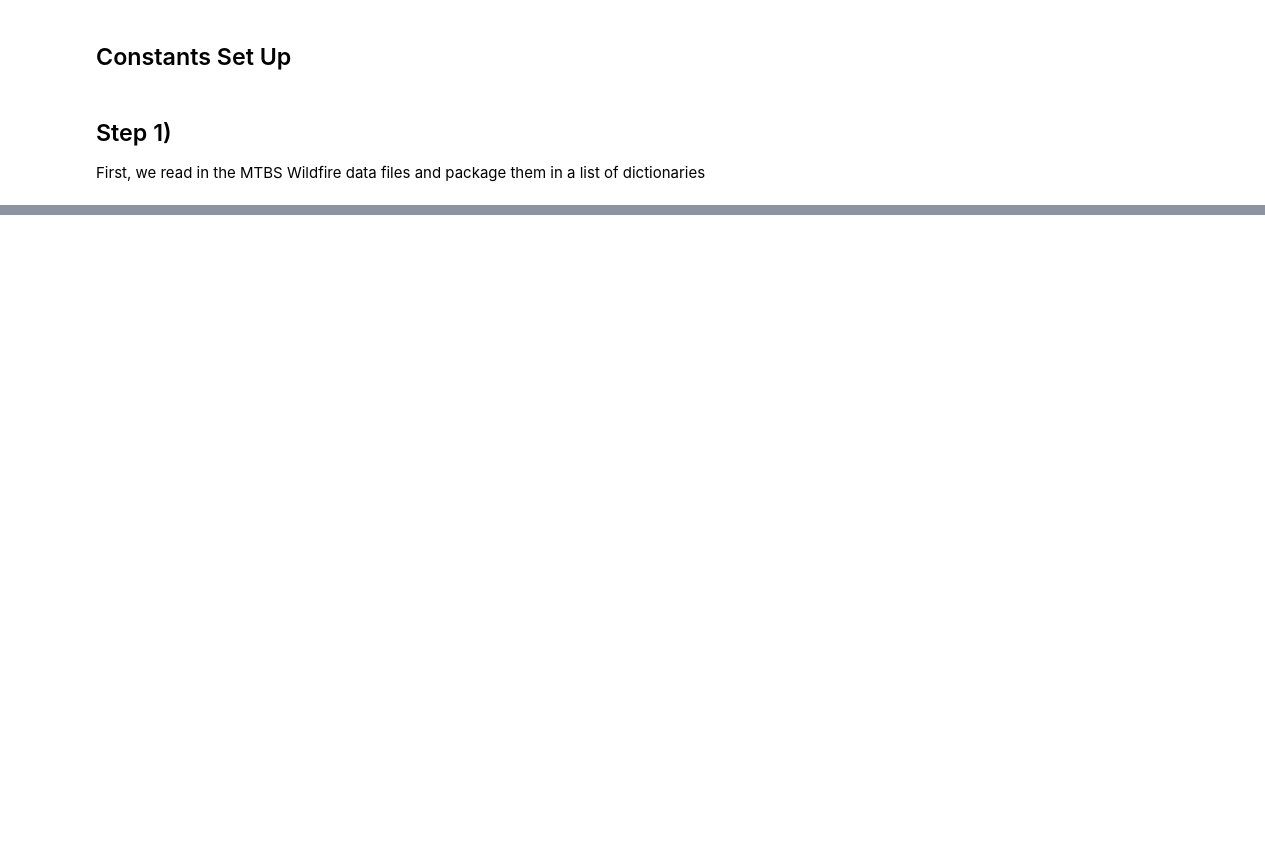
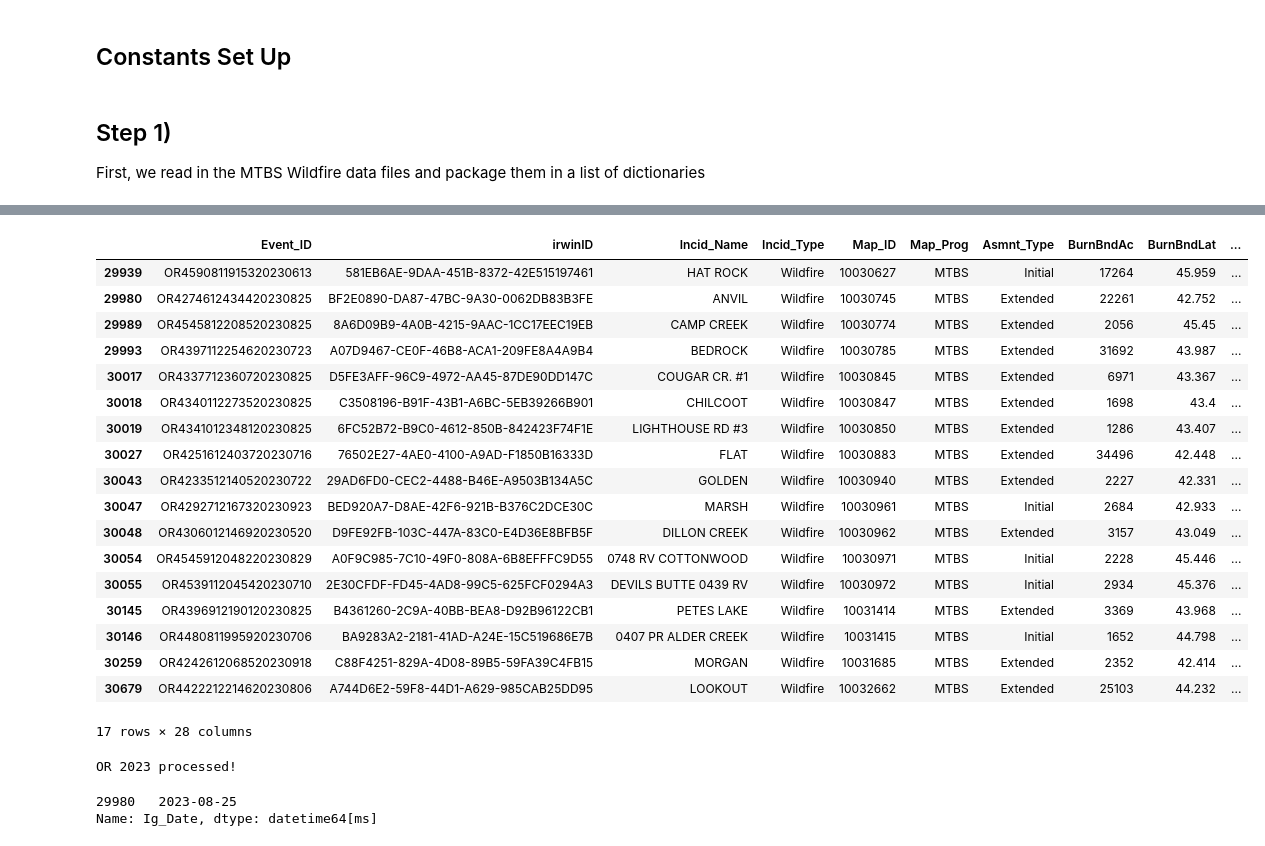
Before and after one commit to UW-Climate-Risk-Lab/climate-risk-map, a Jupyter notebook: experimentation/student_projects/muni_bond_spring_2025/wildfire.ipynb, the cells around one changed output, grey strips where cells are left out. Saved outputs shown, nothing was run; the diff lists cells and outputs as text; code cells hidden in the pictures; blank space fills up the shorter version.

```diff
--- a/experimentation/student_projects/muni_bond_spring_2025/wildfire.ipynb
+++ b/experimentation/student_projects/muni_bond_spring_2025/wildfire.ipynb
@@ -11,7 +16,8 @@ import os
 mtbs_raster_data_dir = "./data/mtbs_rasters"
 mtbs_perimeter_data_path = "./data/mtbs_perimeters/mtbs_perims_DD.shp"
 eia_utility_service_areas_path = "./data/eia_service_areas/Electric_Retail_Service_Territories.geojson"
-fwi_zarr_path = "https://portal.nccs.nasa.gov/datashare/GlobalFWI/v2.0/fwiCalcs.GEOS-5/Default/GPM.LATE.v5/zarr/"
-fwi_zarr_variable = "GPM.LATE.v5_FWI"
+fwi_variable = "GPM.LATE.v5_FWI"
+memory_per_worker = "30GB"
+n_workers = 6
 
 CRS = "EPSG:4269"
@@ -20,16 +34,12 @@ CRS = "EPSG:4269"
 
 First, we read in the MTBS Wildfire data files and package them in a list of dictionaries
 # %%
+
 mtbs_raster_files = os.listdir(mtbs_raster_data_dir)
-
-mtbs_data = []
 
 mtbs_gdf = gpd.read_file(mtbs_perimeter_data_path)
 
-ds_fwi = xr.open_zarr(fwi_zarr_path)
-ds_fwi = ds_fwi.rio.write_crs("EPSG:4326")
-
-ds_fwi = ds_fwi.rename({"lon": "x", "lat": "y"})
+input_data = []
 
 for file in mtbs_raster_files:
     data_struct = {}
@@ -45,18 +55,25 @@ for file in mtbs_raster_files:
     da_mtsb_raster = da_mtsb_raster.rio.reproject(CRS)
     # We filter here to include only values of meaningful fire severity
     da_mtsb_raster = da_mtsb_raster.where((da_mtsb_raster >= 2) & (da_mtsb_raster < 5))
-    data_struct["da_fire_severity"] = da_mtsb_raster.copy()
+    da_mtsb_raster.name = "fire_severity"
+    data_struct["da_fire_severity"] = da_mtsb_raster
 
     gdf_filtered = (mtbs_gdf.loc[(mtbs_gdf["Incid_Type"]=="Wildfire") & (mtbs_gdf["Ig_Date"].dt.year == data_struct["year"]) & (mtbs_gdf["Event_ID"].str.startswith(data_struct["state"]))])
     gdf_temp = gdf_filtered.set_index("Event_ID")[["geometry"]]
     gdf_temp = gdf_temp.to_crs(da_mtsb_raster.spatial_ref.crs_wkt)
     data_struct["gdf"] = gdf_temp.copy()
 
-    ds_fwi_state = ds_fwi[fwi_zarr_variable].sel(time=ds_fwi.time.isin(gdf_filtered["Ig_Date"])).compute()
-    ds_fwi_reproj = ds_fwi.rio.reproject_match(da_mtsb_raster)
+    ds_fwi = download_and_read_fwi_data_for_dates(gdf_filtered["Ig_Date"])
+    ds_fwi = ds_fwi.rio.write_crs("EPSG:4326")
+    ds_fwi = ds_fwi.rename({"lat": "y", "lon": "x", fwi_variable: "fwi"})
+    ds_fwi = ds_fwi.sel(x=slice(-125.4, -112.5), y=slice(32.4, 50.1))
+    da_fwi = ds_fwi["fwi"].compute()
+
+    da_fwi_reproj = da_fwi.rio.reproject_match(da_mtsb_raster)
     bounds = da_mtsb_raster.rio.bounds()
-    ds_fwi_reproj_clipped = ds_fwi_reproj.rio.clip_box(*bounds)
-    data_struct["da_fwi"] = ds_fwi_reproj_clipped.copy()
+    da_fwi_reproj_clipped = da_fwi_reproj.rio.clip_box(*bounds)
+
+    data_struct["da_fwi"] = da_fwi_reproj_clipped
 
     print(f"{state} {year} processed!")
-    mtbs_data.append(data_struct)
+    input_data.append(data_struct)
@@ -103,0 +150,35 @@ mtbs_gdf_merged = mtbs_gdf.merge(fire_severity_df, how='left', on="Event_ID")
+# %%
+mtbs_gdf_merged.dropna(subset="fwi_mean")
+# %% [output]
+|  | Event_ID | irwinID | Incid_Name | Incid_Type | Map_ID | Map_Prog | Asmnt_Type | BurnBndAc | BurnBndLat | ... |
+| 29939 | OR4590811915320230613 | 581EB6AE-9DAA-451B-8372-42E515197461 | HAT ROCK | Wildfire | 10030627 | MTBS | Initial | 17264 | 45.959 | ... |
+| 29980 | OR4274612434420230825 | BF2E0890-DA87-47BC-9A30-0062DB83B3FE | ANVIL | Wildfire | 10030745 | MTBS | Extended | 22261 | 42.752 | ... |
+| 29989 | OR4545812208520230825 | 8A6D09B9-4A0B-4215-9AAC-1CC17EEC19EB | CAMP CREEK | Wildfire | 10030774 | MTBS | Extended | 2056 | 45.45 | ... |
+| 29993 | OR4397112254620230723 | A07D9467-CE0F-46B8-ACA1-209FE8A4A9B4 | BEDROCK | Wildfire | 10030785 | MTBS | Extended | 31692 | 43.987 | ... |
+| 30017 | OR4337712360720230825 | D5FE3AFF-96C9-4972-AA45-87DE90DD147C | COUGAR CR. #1 | Wildfire | 10030845 | MTBS | Extended | 6971 | 43.367 | ... |
+| 30018 | OR4340112273520230825 | C3508196-B91F-43B1-A6BC-5EB39266B901 | CHILCOOT | Wildfire | 10030847 | MTBS | Extended | 1698 | 43.4 | ... |
+| 30019 | OR4341012348120230825 | 6FC52B72-B9C0-4612-850B-842423F74F1E | LIGHTHOUSE RD #3 | Wildfire | 10030850 | MTBS | Extended | 1286 | 43.407 | ... |
+| 30027 | OR4251612403720230716 | 76502E27-4AE0-4100-A9AD-F1850B16333D | FLAT | Wildfire | 10030883 | MTBS | Extended | 34496 | 42.448 | ... |
+| 30043 | OR4233512140520230722 | 29AD6FD0-CEC2-4488-B46E-A9503B134A5C | GOLDEN | Wildfire | 10030940 | MTBS | Extended | 2227 | 42.331 | ... |
+| 30047 | OR4292712167320230923 | BED920A7-D8AE-42F6-921B-B376C2DCE30C | MARSH | Wildfire | 10030961 | MTBS | Initial | 2684 | 42.933 | ... |
+| 30048 | OR4306012146920230520 | D9FE92FB-103C-447A-83C0-E4D36E8BFB5F | DILLON CREEK | Wildfire | 10030962 | MTBS | Extended | 3157 | 43.049 | ... |
+| 30054 | OR4545912048220230829 | A0F9C985-7C10-49F0-808A-6B8EFFFC9D55 | 0748 RV COTTONWOOD | Wildfire | 10030971 | MTBS | Initial | 2228 | 45.446 | ... |
+| 30055 | OR4539112045420230710 | 2E30CFDF-FD45-4AD8-99C5-625FCF0294A3 | DEVILS BUTTE 0439 RV | Wildfire | 10030972 | MTBS | Initial | 2934 | 45.376 | ... |
+| 30145 | OR4396912190120230825 | B4361260-2C9A-40BB-BEA8-D92B96122CB1 | PETES LAKE | Wildfire | 10031414 | MTBS | Extended | 3369 | 43.968 | ... |
+| 30146 | OR4480811995920230706 | BA9283A2-2181-41AD-A24E-15C519686E7B | 0407 PR ALDER CREEK | Wildfire | 10031415 | MTBS | Initial | 1652 | 44.798 | ... |
+| 30259 | OR4242612068520230918 | C88F4251-829A-4D08-89B5-59FA39C4FB15 | MORGAN | Wildfire | 10031685 | MTBS | Extended | 2352 | 42.414 | ... |
+| 30679 | OR4422212214620230806 | A744D6E2-59F8-44D1-A629-985CAB25DD95 | LOOKOUT | Wildfire | 10032662 | MTBS | Extended | 25103 | 44.232 | ... |
+17 rows × 28 columns
+# %%
+
+
+fire_severity_df = pd.concat(fire_severity_dfs)
+fire_severity_df = fire_severity_df.drop_duplicates(subset=["Event_ID"])
+mtbs_gdf_merged = mtbs_gdf.merge(fire_severity_df, how='left', on="Event_ID")
+# %% [output]
+OR 2023 processed!
+# %%
+mtbs_gdf.loc[mtbs_gdf["Event_ID"]=="OR4274612434420230825"]["Ig_Date"]
+# %% [output]
+29980   2023-08-25
+Name: Ig_Date, dtype: datetime64[ms]
```
Also changed, not shown: parts of 16 cells of this notebook, 3 other files.
